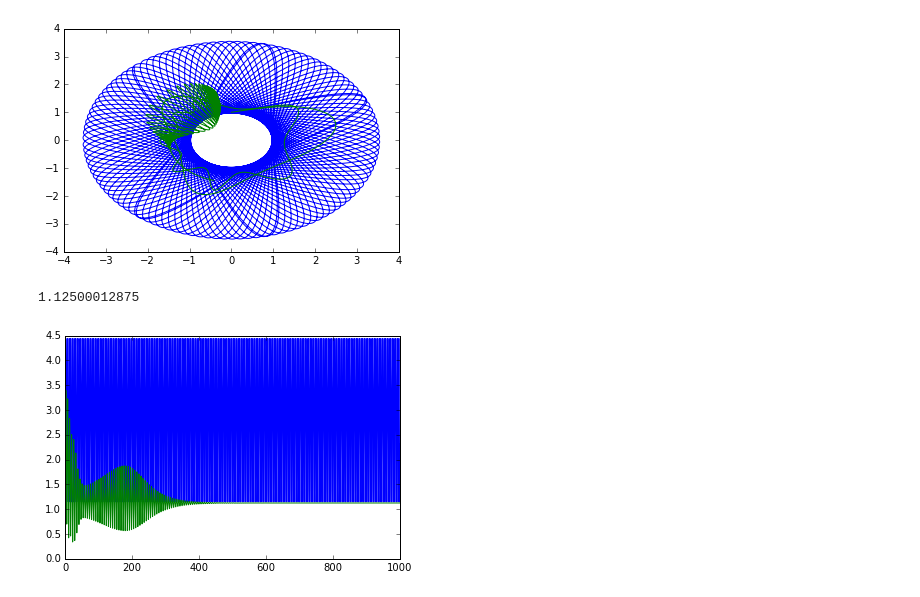
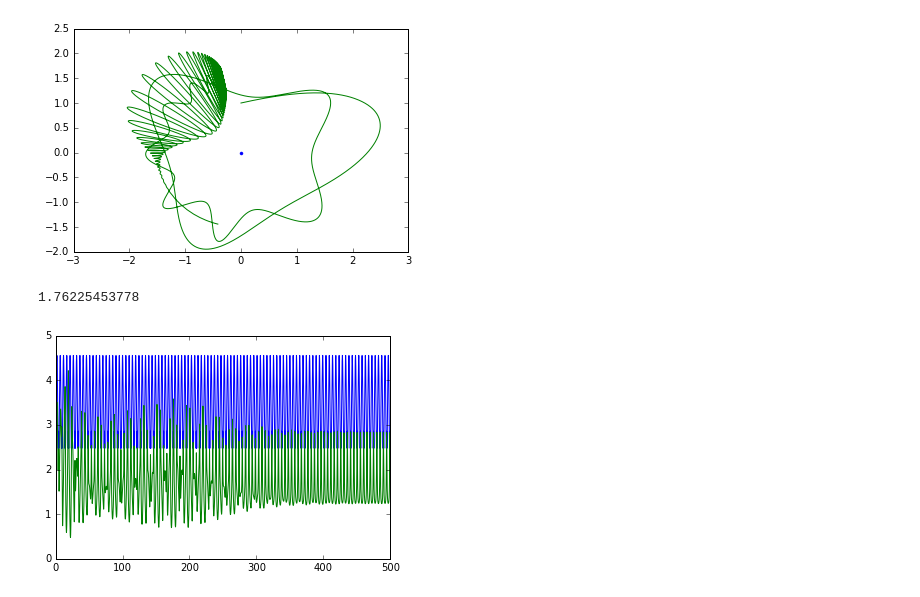
Before and after one commit to hugosl/Examen_1, a Jupyter notebook: Examen1.2.ipynb, the cells around one changed output. Cells and saved outputs as stored; diff of their text form; code cells hidden in the pictures.

```diff
--- a/Examen1.2.ipynb
+++ b/Examen1.2.ipynb
@@ -46,26 +53,23 @@ def fric_v(v,gamma=0.1,mu=0.2):
 # %%
 p = [0,1,2,.5]
-t,sol_id=rk4(e_mov,p,[0,500])
 t,sol_fv=rk4(e_mov,p,[0,500],fric_v)
-plot(sol_id[:,0],sol_id[:,1])
-plot(sol_fv[:,0],sol_fv[:,1])
-
+plot(0,0,'.',sol_fv[:,0],sol_fv[:,1])
 show()
 # %% [output]
-[figure, old version]
+[figure, new version]
 # %%
 p = [0,1,1,1]
-t,sol_id=rk4(e_mov,p,[0,1000])
-t,sol_fv=rk4(e_mov,p,[0,1000],fric_v)
+t,sol_id=rk4(e_mov,p,[0,500])
+t,sol_fv=rk4(e_mov,p,[0,500],fric_v)
 norm_v_id = (sol_id[:,2]**2 + sol_id[:,3]**2)
 norm_r_id = (sol_id[:,0]**2 + sol_id[:,1]**2)
 norm_v_fv = (sol_fv[:,2]**2 + sol_fv[:,3]**2)
 norm_r_fv = (sol_fv[:,0]**2 + sol_fv[:,1]**2)
-E_id = .5*(norm_v_id + norm_r_id)
-E_fv = .5*(norm_v_fv + norm_r_fv)
+E_id = .5*(norm_v_id + norm_r_id) + 1/norm_r_id
+E_fv = .5*(norm_v_fv + norm_r_fv) + 1/norm_r_id
 print E_fv[-1]
 plot(t,E_id,t,E_fv)
 show()
 # %% [output]
-1.12500012875
+1.76225453778
-[figure, old version]
+[figure, new version]
```
Also changed, not shown: parts of 1 cell of this notebook.
